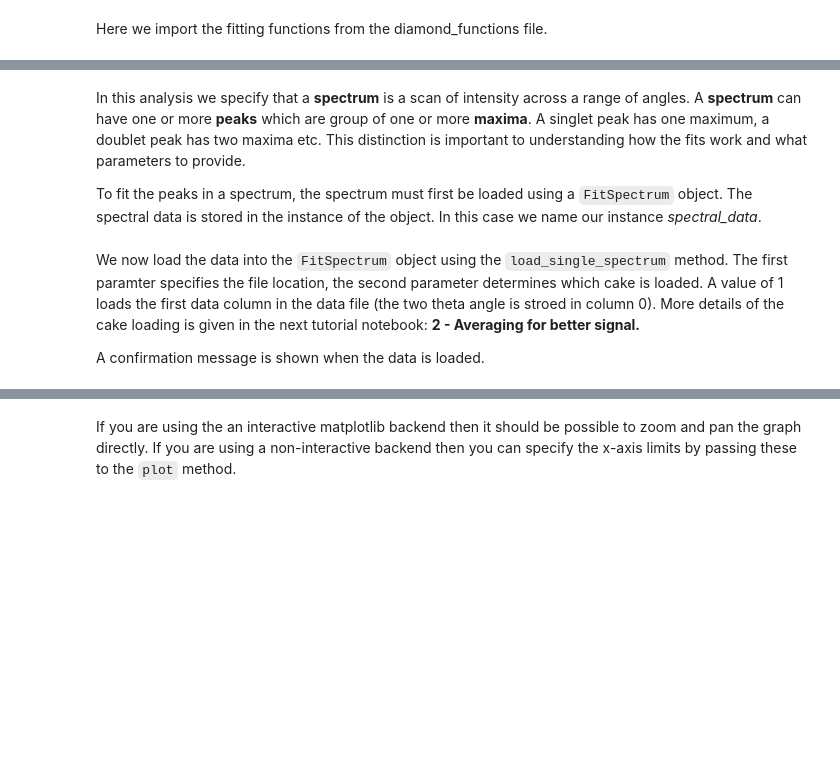
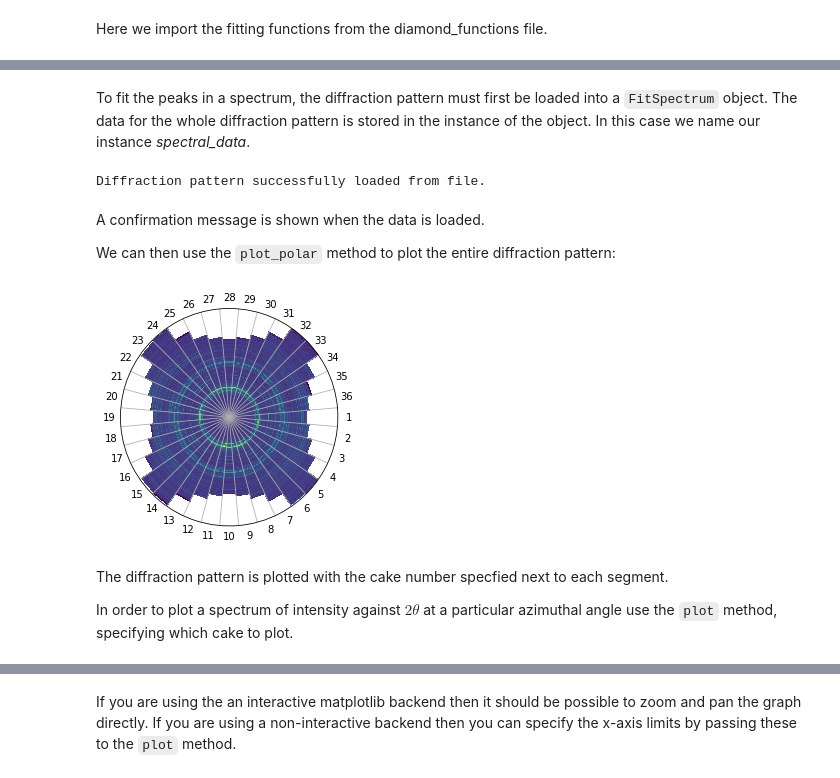
Before and after one commit to LightForm-group/xrdfit, a Jupyter notebook: tutorial notebooks/1 - Basic analysis workflow.ipynb, the cells around one changed output, grey strips where cells are left out. Drawn from its saved outputs; the diff is of its cells as text; code cells hidden in the pictures; blank space fills up the shorter version.

```diff
--- a/tutorial notebooks/1 - Basic analysis workflow.ipynb
+++ b/tutorial notebooks/1 - Basic analysis workflow.ipynb
@@ -25,13 +32,21 @@ First we define the path to the file to be analysed:
 # %%
 file_path = '../example_data/adc_041_7Nb_NDload_700C_15mms_00001.dat'
 # %% [markdown]
-In this analysis we specify that a **spectrum** is a scan of intensity across a range of angles. A **spectrum** can have one or more **peaks** which are group of one or more **maxima**. A singlet peak has one maximum, a doublet peak has two maxima etc. This distinction is important to understanding how the fits work and what parameters to provide.
-
-To fit the peaks in a spectrum, the spectrum must first be loaded using a `FitSpectrum` object. The spectral data is stored in the instance of the object. In this case we name our instance *spectral_data*.
+To fit the peaks in a spectrum, the diffraction pattern must first be loaded into a `FitSpectrum` object. The data for the whole diffraction pattern is stored in the instance of the object. In this case we name our instance *spectral_data*.
 # %%
-spectral_data = spectrum_fitting.FitSpectrum()
+spectral_data = spectrum_fitting.FitSpectrum(file_path)
+# %% [output]
+Diffraction pattern successfully loaded from file.
-# %% [markdown]
-We now load the data into the `FitSpectrum` object using the `load_single_spectrum` method. The first paramter specifies the file location, the second parameter determines which cake is loaded. A value of 1 loads the first data column in the data file (the two theta angle is stroed in column 0). More details of the cake loading is given in the next tutorial notebook: **2 - Averaging for better signal.**
-
-A confirmation message is shown when the data is loaded.
+# %% [markdown]
+A confirmation message is shown when the data is loaded.
+
+We can then use the `plot_polar` method to plot the entire diffraction pattern:
+# %%
+spectral_data.plot_polar()
+# %% [output]
+[figure, added]
+# %% [markdown]
+The diffraction pattern is plotted with the cake number specfied next to each segment.
+
+In order to plot a spectrum of intensity against $2\theta$ at a particular azimuthal angle use the `plot` method, specifying which cake to plot.
 # %%
```
Also changed, not shown: parts of 16 cells of this notebook, 1 other file.
